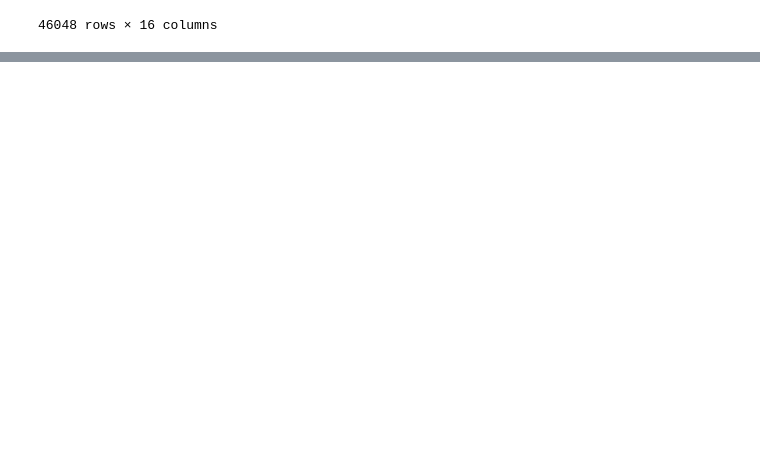
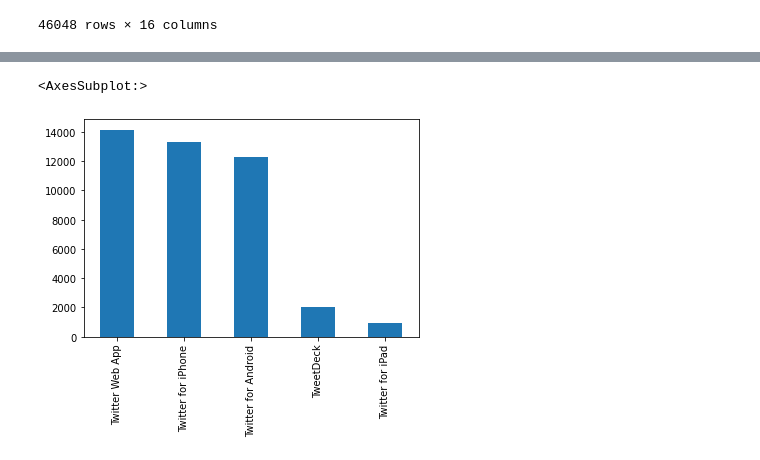
Before and after one commit to dhruszecki/cdatos-taller-1, a Jupyter notebook: workbook.ipynb, the cells around one changed output, grey strips where cells are left out. Cells and saved outputs as stored; diff of their text form; code cells hidden in the pictures; blank space fills up the shorter version.

```diff
--- a/workbook.ipynb
+++ b/workbook.ipynb
@@ -52,0 +85,2 @@ df
+# %%
+df.drop(columns=['id'], inplace=True)
@@ -52,0 +89,3 @@ df
+# %%
+df = df.drop_duplicates('text')
+print(df.shape)
@@ -52,0 +114,4 @@ df
+# %%
+# we do not care about the exact time of each tweet, we just want the date
+df['date'] = pd.to_datetime(df['date']).dt.date
+df.head()
@@ -52,0 +139,6 @@ df
+# %%
+# which device are people tweeting about the vaccine from?
+df['source'].value_counts().head(n=5).plot.bar()
+# %% [output]
+<AxesSubplot:>
+[figure, added]
```
Also changed, not shown: parts of 63 cells of this notebook, 3 other files.
